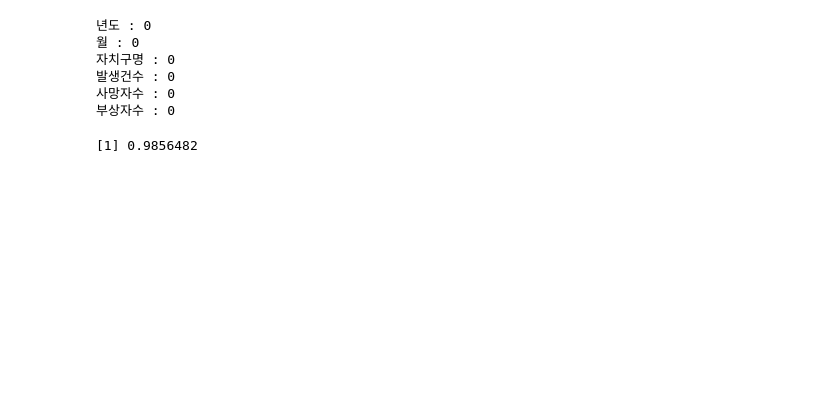
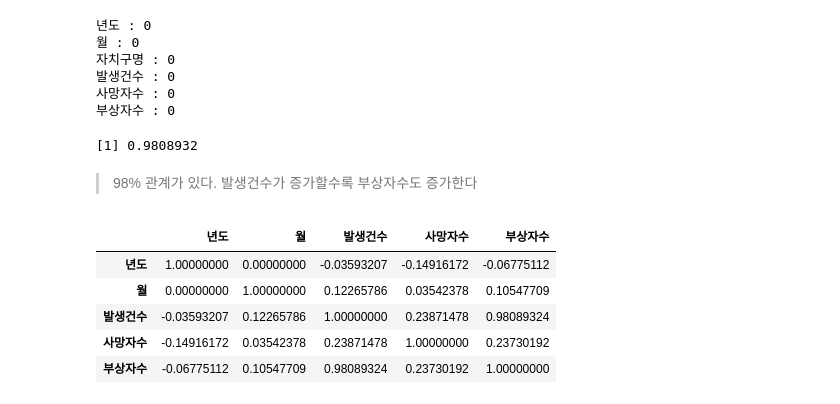
Before and after one commit to monargent0/TJRrrClass, a Jupyter notebook: test.ipynb, the cells around one changed output. Drawn from its saved outputs; the diff is of its cells as text; code cells hidden in the pictures; blank space fills up the shorter version.

```diff
--- a/test.ipynb
+++ b/test.ipynb
@@ -32,8 +50,20 @@ for(i in 1: ncol(seoul19)){
 발생건수 : 0
 사망자수 : 0
 부상자수 : 0
-# %%
-cor(seoul19$발생건수, seoul19$부상자수)
-# 98% 관계가 있다. 발생건수가 증가할수록 부상자수도 증가한다
-# %% [output]
-[1] 0.9856482
+# %%
+# 발생건수와 부상자수 의 상관 계수 확인
+cor(seoul$발생건수, seoul$부상자수)
+# %% [output]
+[1] 0.9808932
+# %% [markdown]
+> 98% 관계가 있다. 발생건수가 증가할수록 부상자수도 증가한다
+# %%
+# 전체 상관계수 확인
+cor(seoul[-c(3)])
+# %% [output]
+|  | 년도 | 월 | 발생건수 | 사망자수 | 부상자수 |
+| 년도 | 1.00000000 | 0.00000000 | -0.03593207 | -0.14916172 | -0.06775112 |
+| 월 | 0.00000000 | 1.00000000 | 0.12265786 | 0.03542378 | 0.10547709 |
+| 발생건수 | -0.03593207 | 0.12265786 | 1.00000000 | 0.23871478 | 0.98089324 |
+| 사망자수 | -0.14916172 | 0.03542378 | 0.23871478 | 1.00000000 | 0.23730192 |
+| 부상자수 | -0.06775112 | 0.10547709 | 0.98089324 | 0.23730192 | 1.00000000 |
```
Also changed, not shown: parts of 19 cells of this notebook, 1 other file.
